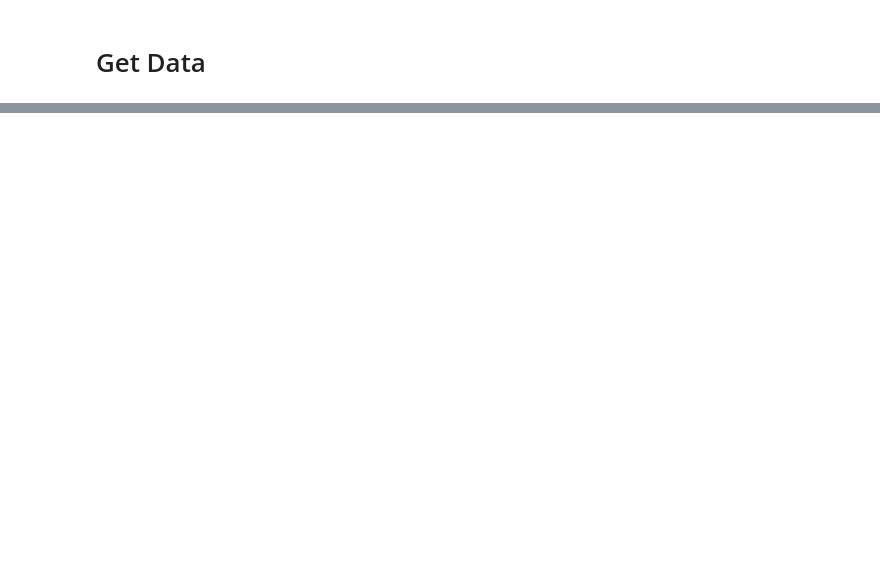
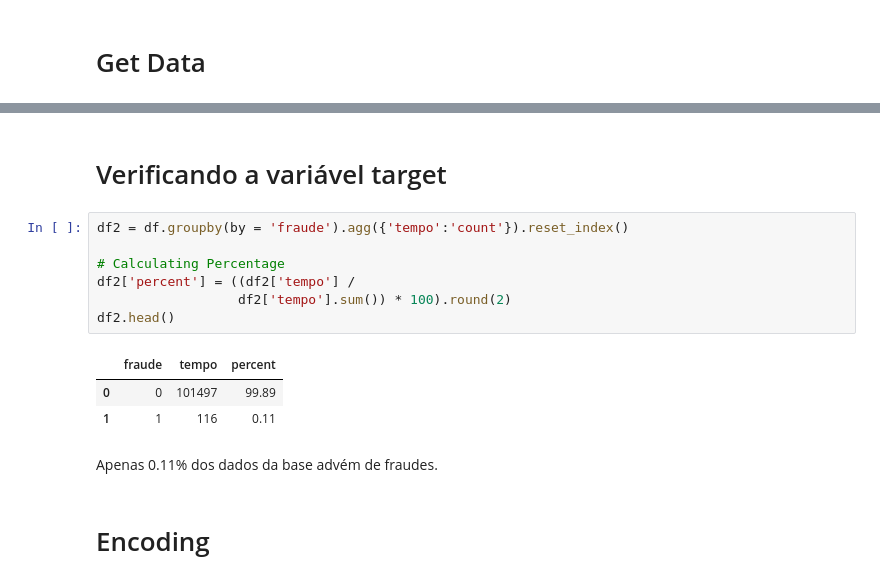
Before and after one commit to Pedro-A-D-S/fraud_detection, a Jupyter notebook: fraud_detection.ipynb, the cells around one changed output, grey strips where cells are left out. Saved outputs shown, nothing was run; the diff lists cells and outputs as text; blank space fills up the shorter version.

```diff
--- a/fraud_detection.ipynb
+++ b/fraud_detection.ipynb
@@ -50,0 +143,17 @@ pd.read_csv('fraud_dataset_example.csv')
+# %% [markdown]
+# Verificando a variável target
+# %%
+df2 = df.groupby(by = 'fraude').agg({'tempo':'count'}).reset_index()
+
+# Calculating Percentage
+df2['percent'] = ((df2['tempo'] /
+                  df2['tempo'].sum()) * 100).round(2)
+df2.head()
+# %% [output]
+|  | fraude | tempo | percent |
+| 0 | 0 | 101497 | 99.89 |
+| 1 | 1 | 116 | 0.11 |
+# %% [markdown]
+Apenas 0.11% dos dados da base advém de fraudes.
+# %% [markdown]
+# Encoding
```
Also changed, not shown: parts of 16 cells of this notebook.
